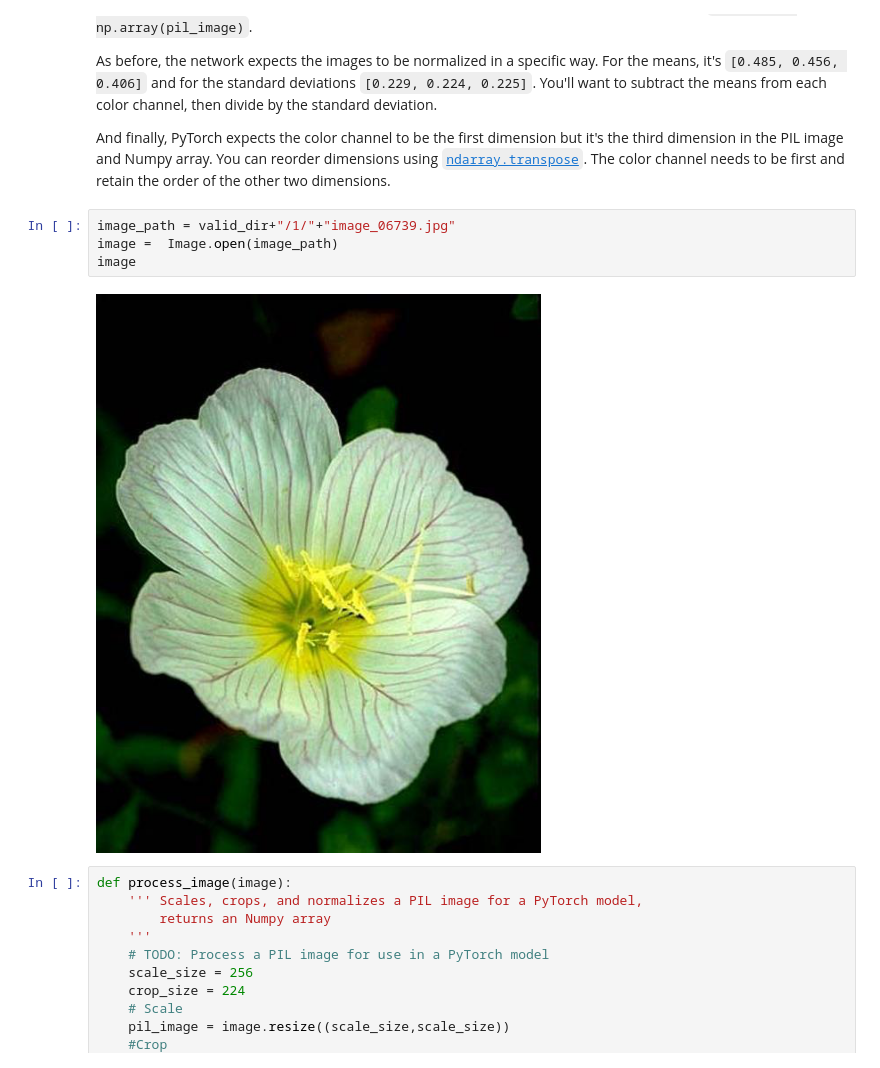
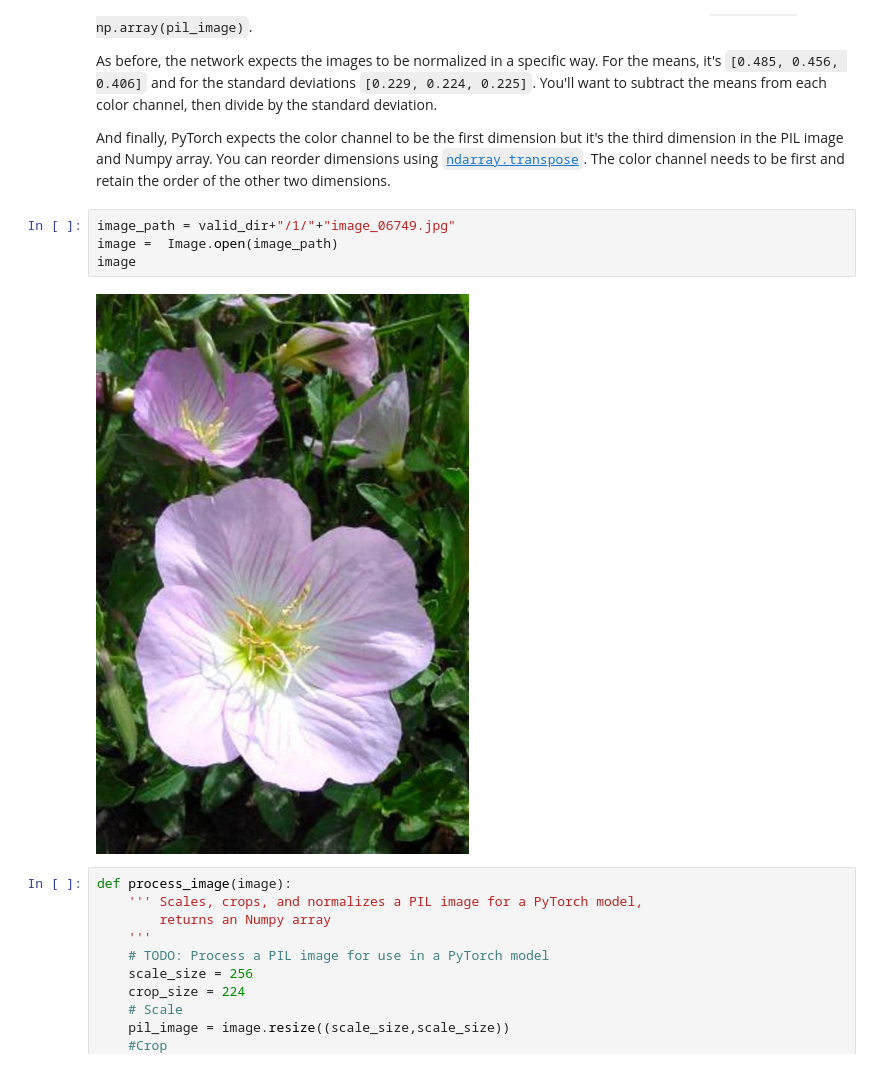
Before and after one commit to amintahmasbi/DSND_Term1, a Jupyter notebook: projects/p2_image_classifier/Image Classifier Project_submitted.ipynb, the cells around one changed output. Saved outputs shown, nothing was run; the diff lists cells and outputs as text.

```diff
--- a/projects/p2_image_classifier/Image Classifier Project_submitted.ipynb
+++ b/projects/p2_image_classifier/Image Classifier Project_submitted.ipynb
@@ -447,11 +449,11 @@ As before, the network expects the images to be normalized in a specific way. Fo
 
 And finally, PyTorch expects the color channel to be the first dimension but it's the third dimension in the PIL image and Numpy array. You can reorder dimensions using [`ndarray.transpose`](https://docs.scipy.org/doc/numpy-1.13.0/reference/generated/numpy.ndarray.transpose.html). The color channel needs to be first and retain the order of the other two dimensions.
 # %%
-image_path = valid_dir+"/1/"+"image_06739.jpg"
+image_path = valid_dir+"/1/"+"image_06749.jpg"
 image =  Image.open(image_path)
 image
 # %% [output]
-[figure, old version]
+[figure, new version]
 # %%
 def process_image(image):
     ''' Scales, crops, and normalizes a PIL image for a PyTorch model,
```
Also changed, not shown: parts of 14 cells of this notebook, 7 other files.
